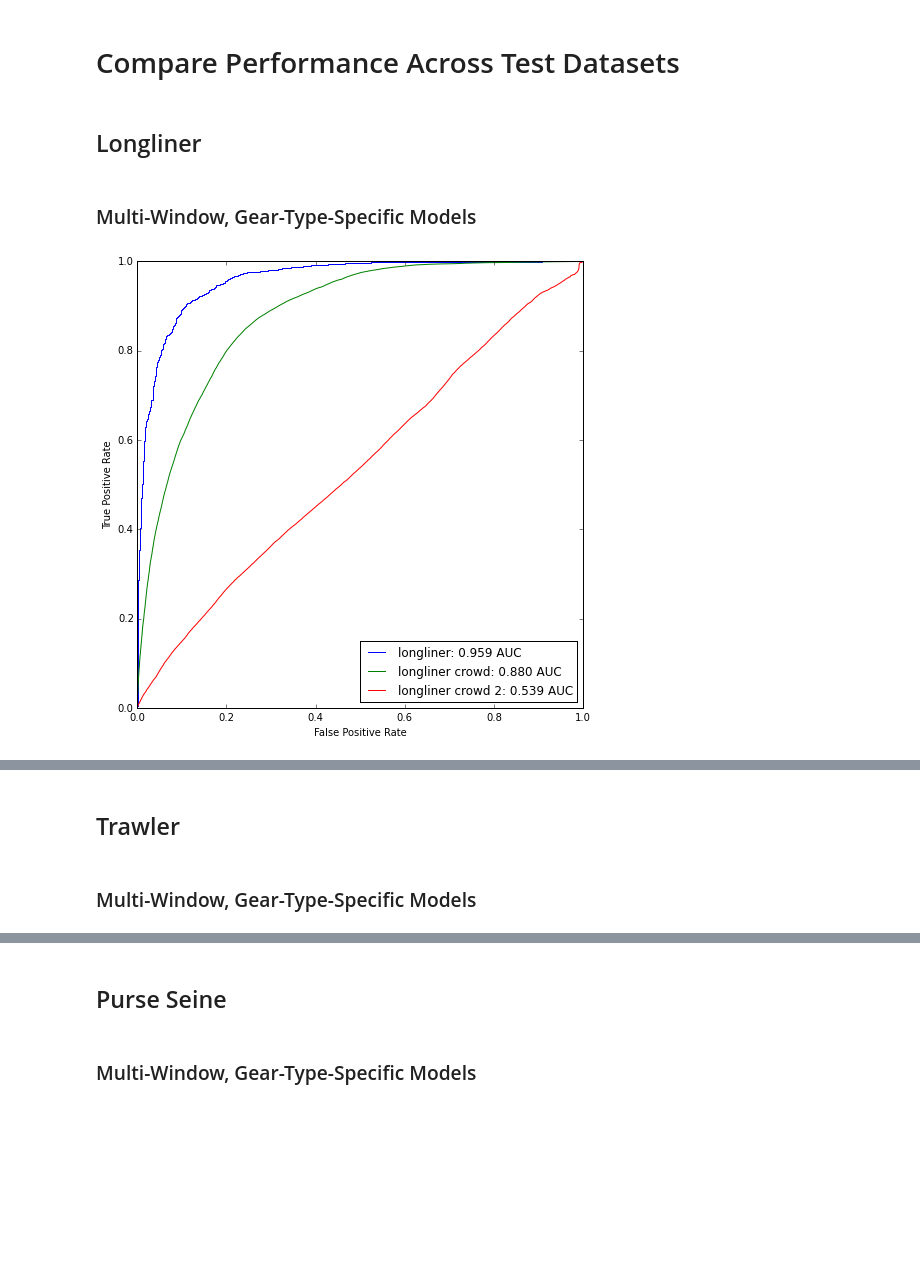
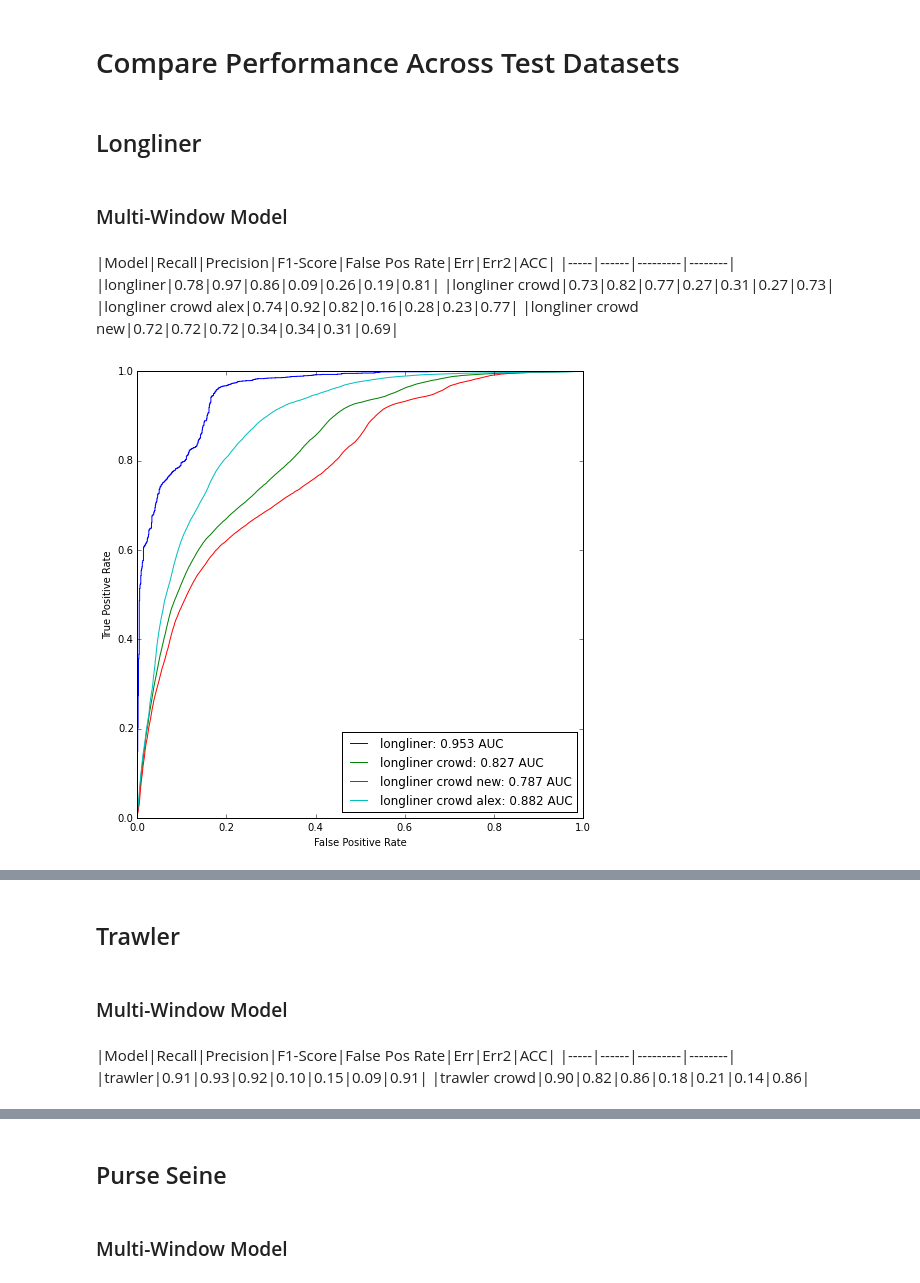
Before and after one commit to etheleon/vessel-scoring, a Jupyter notebook: notebooks/Model-Descriptions.ipynb, the cells around one changed output, grey strips where cells are left out. Drawn from its saved outputs; the diff is of its cells as text; code cells hidden in the pictures; blank space fills up the shorter version.

```diff
--- a/notebooks/Model-Descriptions.ipynb
+++ b/notebooks/Model-Descriptions.ipynb
@@ -198,0 +282,20 @@ Warning, insufficient items to sample, returning all
+# %%
+from mpl_toolkits.basemap import Basemap
+# Lambert Conformal Conic map.
+fig = plt.figure(figsize=(8,8))
+m = Basemap(llcrnrlon=-40.,llcrnrlat=10.,urcrnrlon=-10.,urcrnrlat=15.,
+            projection='lcc',lat_1=20.,lat_2=40.,lon_0=-60.,
+            resolution ='l',area_thresh=1000.)
+m.drawcoastlines()
+m.fillcontinents()
+
+lline_mmsi = set(train_lline['mmsi'])
+print(lline_mmsi)
+track = train_lline[train_lline['mmsi'] == 224259000.0]
+track.sort(order='timestamp')
+is_fishy = utils.is_fishy(track)
+
+x, y = m(track['lon'], track['lat'])
+m.plot(x, y, '-k', alpha=0.2,)
+m.plot(x[is_fishy], y[is_fishy], '.r')
+m.plot(x[~is_fishy], y[~is_fishy], '.b')
@@ -209,12 +316,11 @@ early crowd sourced data, available for long liners only, is used as an addition
 below.
 # %%
 for name, test_data in [("trawlers", test_trawl),
-                        ("David crowd sourced trawlers", test_trawler_crowd_new),
+                        ("Crowd sourced trawlers", test_trawler_crowd),
                         ("purse seiners", test_pseine),
-                        ("David crowd sourced purse seines", test_pseine_crowd_new),
+                        ("Crowd sourced purse seines", test_pseine_crowd),
                         ("longliners", test_lline),
-                        ("Alex crowd sourced longliners", test_lline_crowd),
-                        ("David crowd sourced longliners", test_lline_crowd_new)]:
+                        ("Crowd sourced longliners", test_lline_crowd)]:
 
     mmsi_count = len(set(test_data['mmsi']))
     pt_count = len(test_data)
@@ -332,38 +461,52 @@ Longliner
 # %%
 
 gear_sets = [
-    ('Longliner', ["longliner", "longliner crowd", "longliner crowd 2"]),
-    ('Trawler', ['trawler', 'trawler crowd 2']),
-    ('Purse Seine', ['purse_seine', 'purse_seine crowd 2']),
+    ('Longliner', ["longliner", "longliner crowd", "longliner crowd new", "longliner crowd alex"]),
+    ('Trawler', ['trawler', 'trawler crowd']),
+    ('Purse Seine', ['purse_seine', 'purse_seine crowd']),
 ]
 
 
 for gear, test_sets in gear_sets:
     display(HTML("<h2>{}</h2>".format(gear.replace('_', ' ').title())))
     name, mdl, training_data = untrained_models[-1]
     display(HTML("<h3>{}</h3>".format(name)))
     mdl = train_model_on_data(mdl, training_data[test_sets[-1]])
     fig, ax = plt.subplots(1, 1, figsize=(8,8))
+
+    model_info = []
+
     for tset in test_sets:
         X_test = test_data[tset]
-
+        model_info.append((tset, mdl, X_test))
         is_fishy = utils.is_fishy(X_test)
         score = mdl.predict_proba(X_test)[:,1]
         fpr, tpr, _ = (metrics.roc_curve(is_fishy, score))
         auc = metrics.auc(fpr, tpr)
         ax.plot(fpr, tpr, label='{0}: {1:.3f} AUC'.format(tset, auc))
 
+    vessel_scoring.evaluate_model.compare_models_at_threshold(model_info, threshold=0.5)
     ax.set_xlabel('False Positive Rate')
     ax.set_ylabel('True Positive Rate')
     ax.legend(loc="lower right")
     ax.set_ylim(0, 1)
     plt.show()
 
     display(HTML("<hr/>"))
 # %% [output]
 Longliner
-Multi-Window, Gear-Type-Specific Models
+Multi-Window Model
+|Model|Recall|Precision|F1-Score|False Pos Rate|Err|Err2|ACC|
+|-----|------|---------|--------|
+|longliner|0.78|0.97|0.86|0.09|0.26|0.19|0.81|
+|longliner crowd|0.73|0.82|0.77|0.27|0.31|0.27|0.73|
+|longliner crowd alex|0.74|0.92|0.82|0.16|0.28|0.23|0.77|
+|longliner crowd new|0.72|0.72|0.72|0.34|0.34|0.31|0.69|
-[figure, old version]
+[figure, new version]
 [interactive output not drawn]
 Trawler
-Multi-Window, Gear-Type-Specific Models
+Multi-Window Model
+|Model|Recall|Precision|F1-Score|False Pos Rate|Err|Err2|ACC|
+|-----|------|---------|--------|
+|trawler|0.91|0.93|0.92|0.10|0.15|0.09|0.91|
+|trawler crowd|0.90|0.82|0.86|0.18|0.21|0.14|0.86|
@@ -371,3 +514,3 @@ Multi-Window, Gear-Type-Specific Models
 [interactive output not drawn]
 Purse Seine
-Multi-Window, Gear-Type-Specific Models
+Multi-Window Model
```
Also changed, not shown: parts of 10 cells of this notebook, 2 other files.
